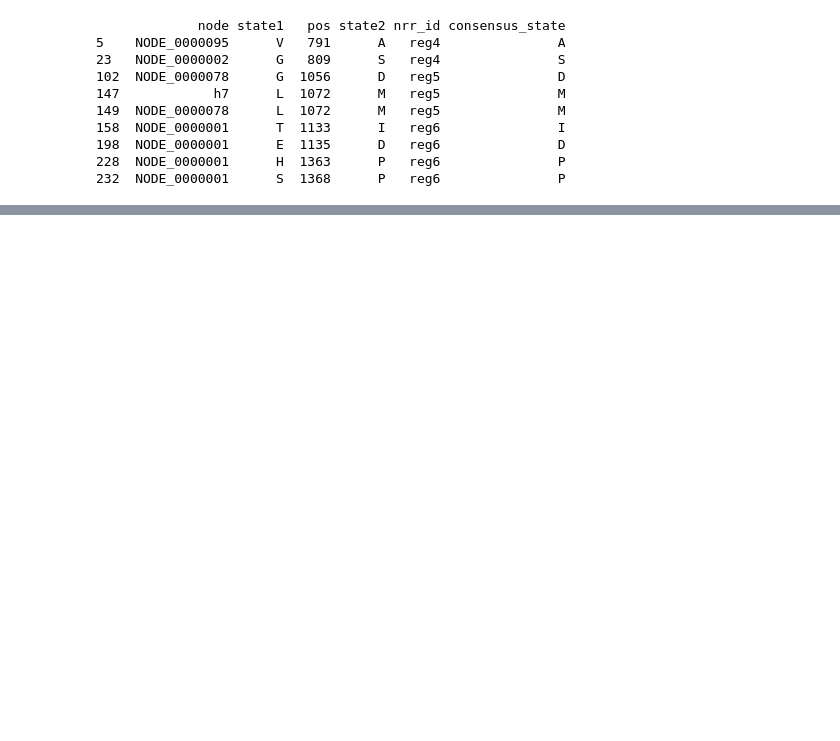
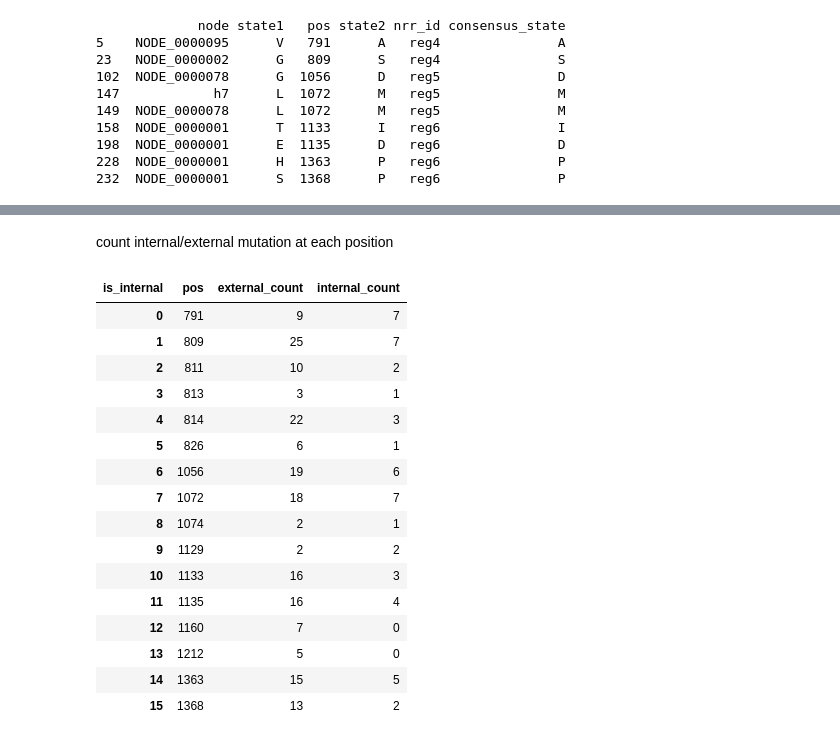
Before and after one commit to skawakubo/FCoV-evolution, a Jupyter notebook: Fig3_FCoV_tree_with_key_mutations/treetime/branch_mut_AA_type.ipynb, the cells around one changed output, grey strips where cells are left out. Saved outputs shown, nothing was run; the diff lists cells and outputs as text; code cells hidden in the pictures; blank space fills up the shorter version.

```diff
--- a/Fig3_FCoV_tree_with_key_mutations/treetime/branch_mut_AA_type.ipynb
+++ b/Fig3_FCoV_tree_with_key_mutations/treetime/branch_mut_AA_type.ipynb
@@ -261,3 +249,9 @@ print(match_df)
 198  NODE_0000001      E  1135      D   reg6               D
 228  NODE_0000001      H  1363      P   reg6               P
 232  NODE_0000001      S  1368      P   reg6               P
+# %%
+# exclude substitution same as FECV consensus
+filtered_branch_mut = branch_mut.drop(index=match_df.index)
+
+# list of substitutions related with FIPV
+filtered_branch_mut
@@ -263,0 +272,37 @@ print(match_df)
+# %% [markdown]
+count internal/external mutation at each position
+# %%
+# Classify nodes into internal and external
+is_internal = filtered_branch_mut['node'].str.startswith('NODE_')
+
+# Count mutations per pos for internal and external nodes
+mutation_counts = (
+    filtered_branch_mut.groupby(['pos', is_internal.rename('is_internal')])
+    .size()
+    .unstack(fill_value=0)
+    .rename(columns={True: 'internal_count', False: 'external_count'})
+    .reset_index()
+)
+
+mutation_counts.to_csv('int_ext_counts_by_pos.tsv', sep='\t', index=False)
+
+# Display result
+mutation_counts
+# %% [output]
+| is_internal | pos | external_count | internal_count |
+| 0 | 791 | 9 | 7 |
+| 1 | 809 | 25 | 7 |
+| 2 | 811 | 10 | 2 |
+| 3 | 813 | 3 | 1 |
+| 4 | 814 | 22 | 3 |
+| 5 | 826 | 6 | 1 |
+| 6 | 1056 | 19 | 6 |
+| 7 | 1072 | 18 | 7 |
+| 8 | 1074 | 2 | 1 |
+| 9 | 1129 | 2 | 2 |
+| 10 | 1133 | 16 | 3 |
+| 11 | 1135 | 16 | 4 |
+| 12 | 1160 | 7 | 0 |
+| 13 | 1212 | 5 | 0 |
+| 14 | 1363 | 15 | 5 |
+| 15 | 1368 | 13 | 2 |
```
Also changed, not shown: parts of 7 cells of this notebook, 2 other files.
